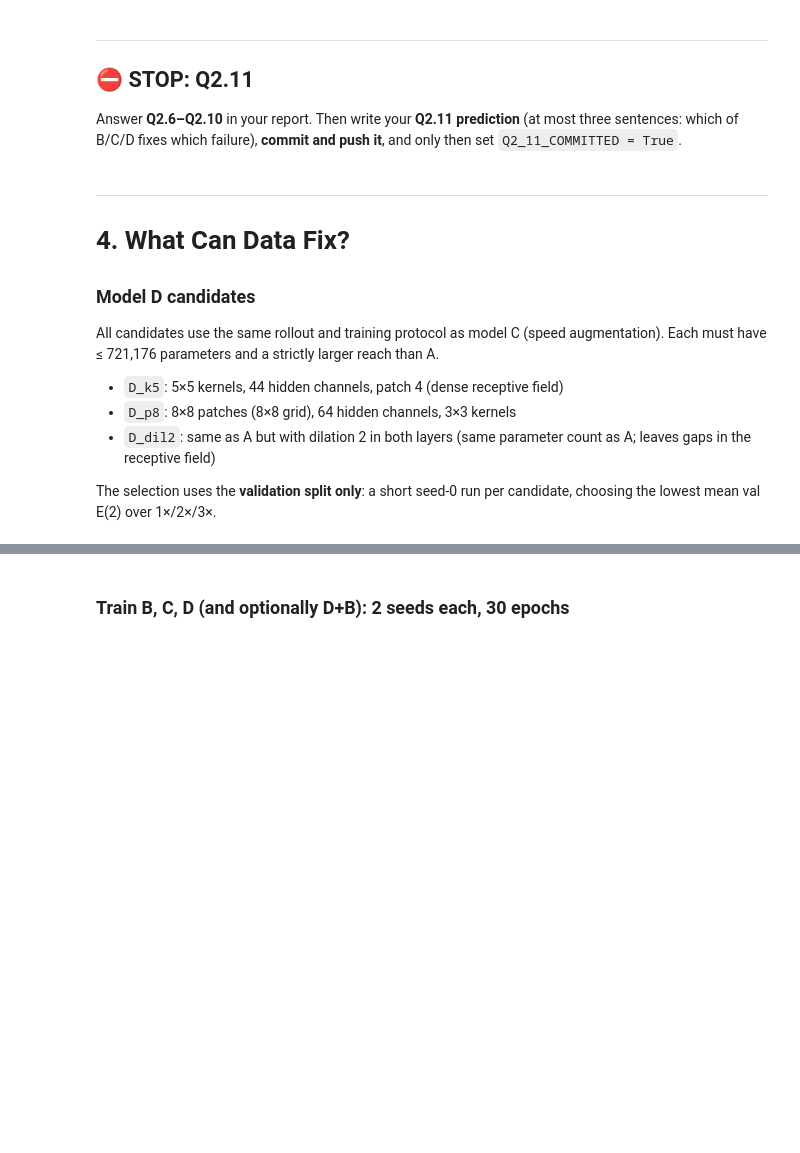
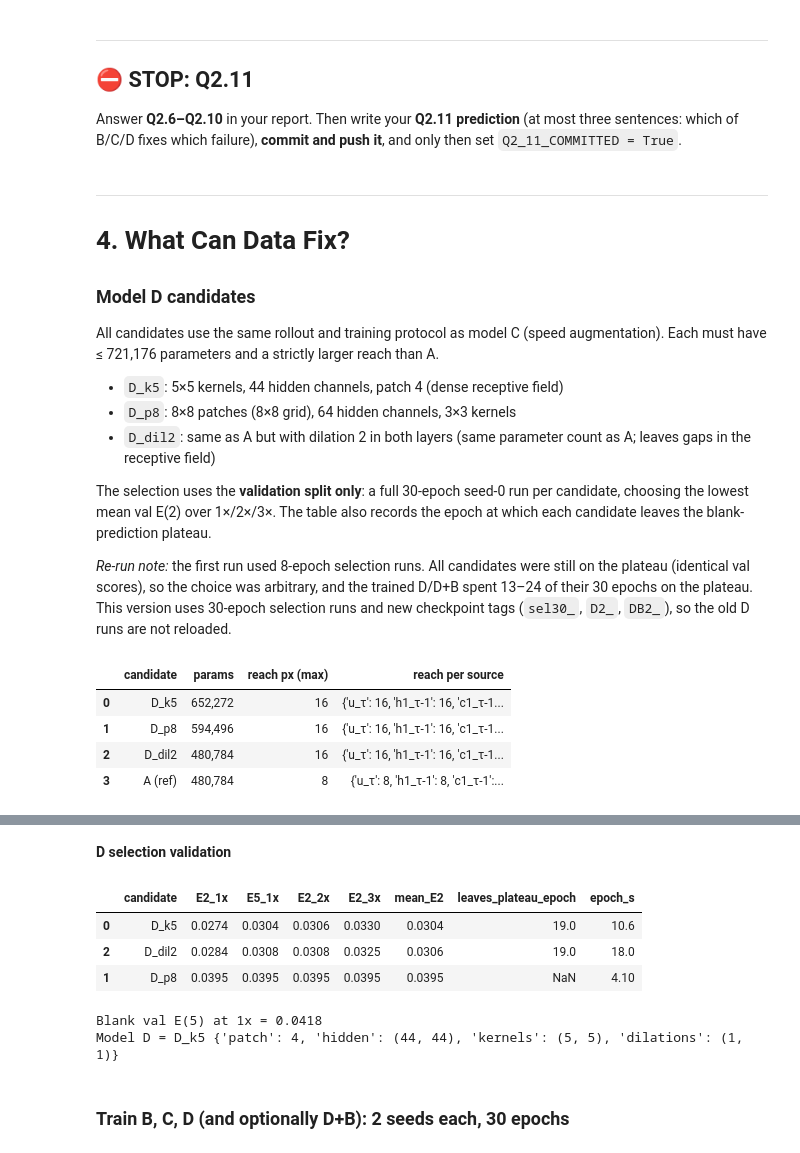
Before and after one commit to TahaRazzaq/DL4STG, a Jupyter notebook: PA2/Question2/Q2_motion_or_memory.ipynb, the cells around one changed output, grey strips where cells are left out. Saved outputs shown, nothing was run; the diff lists cells and outputs as text; code cells hidden in the pictures; blank space fills up the shorter version.

```diff
--- a/PA2/Question2/Q2_motion_or_memory.ipynb
+++ b/PA2/Question2/Q2_motion_or_memory.ipynb
@@ -33,7 +33,7 @@ Q2_11_COMMITTED = False   # set True only after Q2.11 is committed to your repo
 
 # --- Section 4 / 5 choices ---
 RUN_D_SELECTION = True    # compare model-D candidates on the VALIDATION split (seed 0, short runs)
-SEL_EPOCHS      = 8       # epochs per candidate during selection
+SEL_EPOCHS      = 30      # epochs per candidate during selection (8 was too short: all candidates were still on the blank plateau)
 D_DEFAULT       = 'D_k5'  # used if RUN_D_SELECTION = False
 TRAIN_DB        = True    # also train the optional D+B model
 FINAL           = 'D'     # 'D' or 'D+B': the model wrapped as the final symmetrised forecaster
@@ -776,7 +778,9 @@ All candidates use the same rollout and training protocol as model C (speed augm
 - `D_p8`: 8×8 patches (8×8 grid), 64 hidden channels, 3×3 kernels
 - `D_dil2`: same as A but with dilation 2 in both layers (same parameter count as A; leaves gaps in the receptive field)
 
-The selection uses the **validation split only**: a short seed-0 run per candidate, choosing the lowest mean val E(2) over 1×/2×/3×.
+The selection uses the **validation split only**: a full 30-epoch seed-0 run per candidate, choosing the lowest mean val E(2) over 1×/2×/3×. The table also records the epoch at which each candidate leaves the blank-prediction plateau.
+
+*Re-run note:* the first run used 8-epoch selection runs. All candidates were still on the plateau (identical val scores), so the choice was arbitrary, and the trained D/D+B spent 13–24 of their 30 epochs on the plateau. This version uses 30-epoch selection runs and new checkpoint tags (`sel30_`, `D2_`, `DB2_`), so the old D runs are not reloaded.
 # %%
 %%stage 3
 D_CANDIDATES = {
@@ -793,17 +797,32 @@ rows.append(['A (ref)', f'{n_params(_mA):,}', max(REACH_A.values()), str(REACH_A
 display(pd.DataFrame(rows, columns=['candidate', 'params', 'reach px (max)', 'reach per source']))
 
 if RUN_D_SELECTION:
+    # Validation only. Each candidate trains for SEL_EPOCHS with the full protocol (seed 0, speed augmentation).
+    # 'leaves plateau' = first epoch whose val E(5) at 1x is clearly below the Blank predictor's,
+    # i.e. the model has stopped predicting near-empty frames and started tracking the digits.
+    BLANK_VAL = val_scores(blank)['E5_1x']
     sel = []
     for nm, a in D_CANDIDATES.items():
-        m, log = load_or_train(f'sel_{nm}', a, True, False, seed=0, epochs=SEL_EPOCHS, monitor=False)
+        m, log = load_or_train(f'sel{SEL_EPOCHS}_{nm}', a, True, False, seed=0, epochs=SEL_EPOCHS)
         v = val_scores(m)
+        esc = next((e + 1 for e, r in enumerate(log['val']) if r['E5_1x'] < 0.9 * BLANK_VAL), None)
         sel.append(dict(candidate=nm, **{k: fmt(x) for k, x in v.items()},
-                        mean_E2=np.mean([v['E2_1x'], v['E2_2x'], v['E2_3x']]), epoch_s=fmt(np.mean(log['epoch_time']))))
+                        mean_E2=np.mean([v['E2_1x'], v['E2_2x'], v['E2_3x']]),
+                        leaves_plateau_epoch=esc, epoch_s=fmt(np.mean(log['epoch_time']))))
         del m
     sel_df = pd.DataFrame(sel).sort_values('mean_E2')
     save_table(sel_df.assign(mean_E2=sel_df.mean_E2.map(fmt)), 'D_selection_validation')
+    if sel_df.mean_E2.max() - sel_df.mean_E2.min() < 1e-4:
+        print('WARNING: candidates are tied on validation; the selection is not informative.')
+    print(f'Blank val E(5) at 1x = {fmt(BLANK_VAL)}')
     D_CHOICE = sel_df.iloc[0]['candidate']
 else:
     D_CHOICE = D_DEFAULT
 ARCH_D = D_CANDIDATES[D_CHOICE]
 print('Model D =', D_CHOICE, ARCH_D)
+# %% [output]
+|  | candidate | params | reach px (max) | reach per source |
+| 0 | D_k5 | 652,272 | 16 | {'u_τ': 16, 'h1_τ-1': 16, 'c1_τ-1... |
+| 1 | D_p8 | 594,496 | 16 | {'u_τ': 16, 'h1_τ-1': 16, 'c1_τ-1... |
+| 2 | D_dil2 | 480,784 | 16 | {'u_τ': 16, 'h1_τ-1': 16, 'c1_τ-1... |
+| 3 | A (ref) | 480,784 | 8 | {'u_τ': 8, 'h1_τ-1': 8, 'c1_τ-1':... |
@@ -810,3 +846,10 @@ print('Model D =', D_CHOICE, ARCH_D)
+**D selection validation**
+|  | candidate | E2_1x | E5_1x | E2_2x | E2_3x | mean_E2 | leaves_plateau_epoch | epoch_s |
+| 0 | D_k5 | 0.0274 | 0.0304 | 0.0306 | 0.0330 | 0.0304 | 19.0 | 10.6 |
+| 2 | D_dil2 | 0.0284 | 0.0308 | 0.0308 | 0.0325 | 0.0306 | 19.0 | 18.0 |
+| 1 | D_p8 | 0.0395 | 0.0395 | 0.0395 | 0.0395 | 0.0395 | NaN | 4.10 |
+Blank val E(5) at 1x = 0.0418
+Model D = D_k5 {'patch': 4, 'hidden': (44, 44), 'kernels': (5, 5), 'dilations': (1, 1)}
 # %% [markdown]
 ### Train B, C, D (and optionally D+B): 2 seeds each, 30 epochs
 # %%
```
Also changed, not shown: parts of 8 cells of this notebook, 53 other files.
